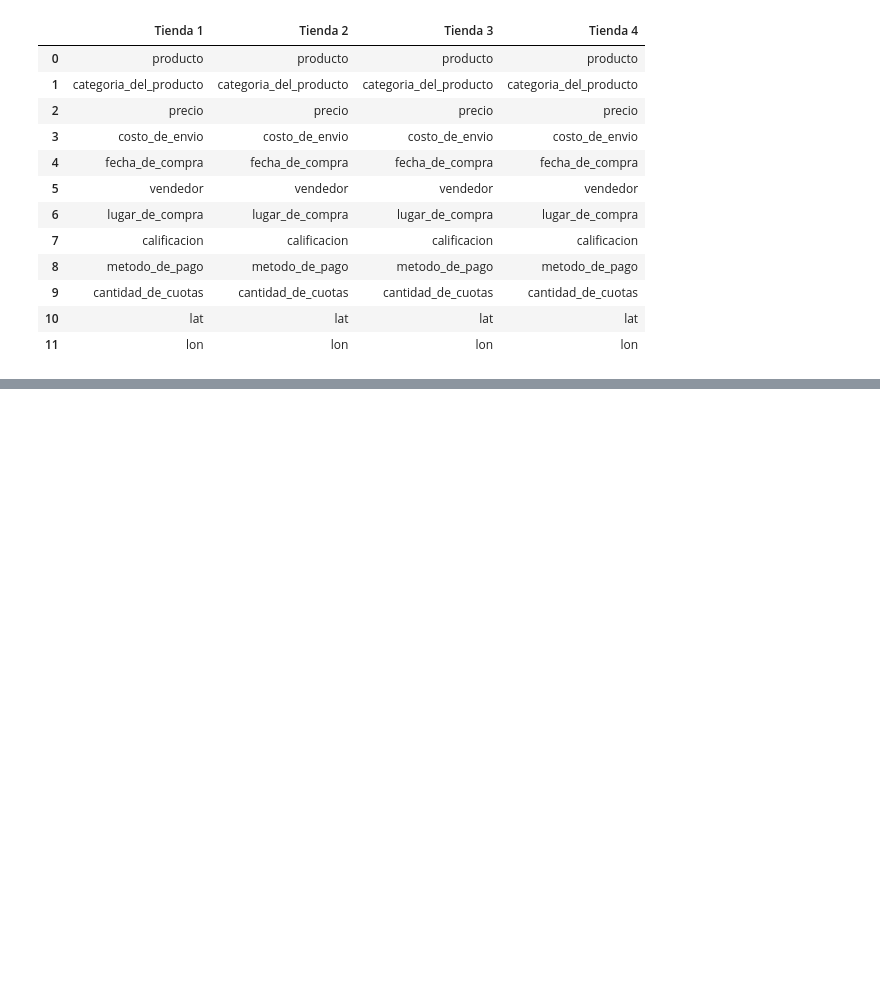
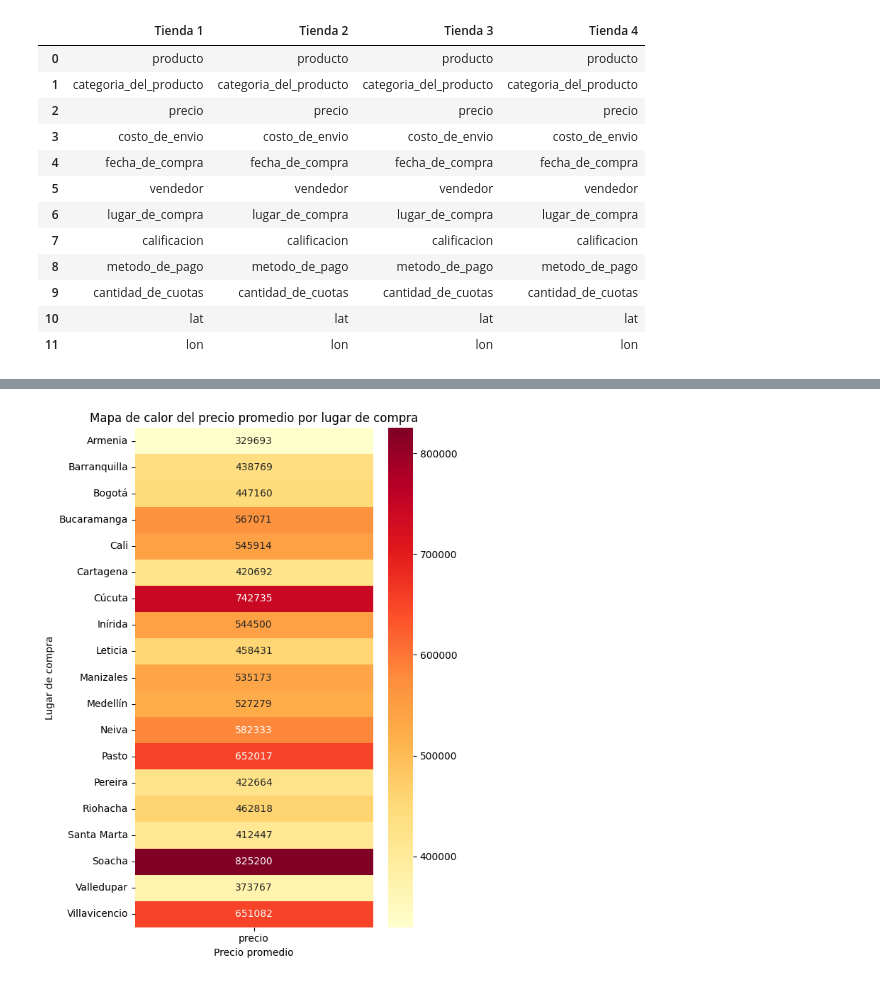
Before and after one commit to mikeismerio/challenge_alura_store, a Jupyter notebook: notebooks/01_analisis.ipynb, the cells around one changed output, grey strips where cells are left out. Drawn from its saved outputs; the diff is of its cells as text; code cells hidden in the pictures; blank space fills up the shorter version.

```diff
--- a/notebooks/01_analisis.ipynb
+++ b/notebooks/01_analisis.ipynb
@@ -67,0 +183,22 @@ tabla_columnas
+# %%
+# Calcular el precio promedio por lugar de compra
+precios_por_tienda = (
+    tienda1.groupby("lugar_de_compra")["precio"]
+    .mean()
+    .reset_index()
+    .sort_values(by="precio", ascending=True)
+)
+
+# Convertir a formato adecuado para heatmap
+tabla_heatmap = precios_por_tienda.pivot_table(values="precio", index="lugar_de_compra")
+
+# Crear el mapa de calor
+plt.figure(figsize=(6,8))
+sns.heatmap(tabla_heatmap, annot=True, cmap="YlOrRd", fmt=".0f")
+plt.title("Mapa de calor del precio promedio por lugar de compra")
+plt.ylabel("Lugar de compra")
+plt.xlabel("Precio promedio")
+plt.tight_layout()
+plt.show()
+# %% [output]
+[figure, added]
```
Also changed, not shown: parts of 8 cells of this notebook.
